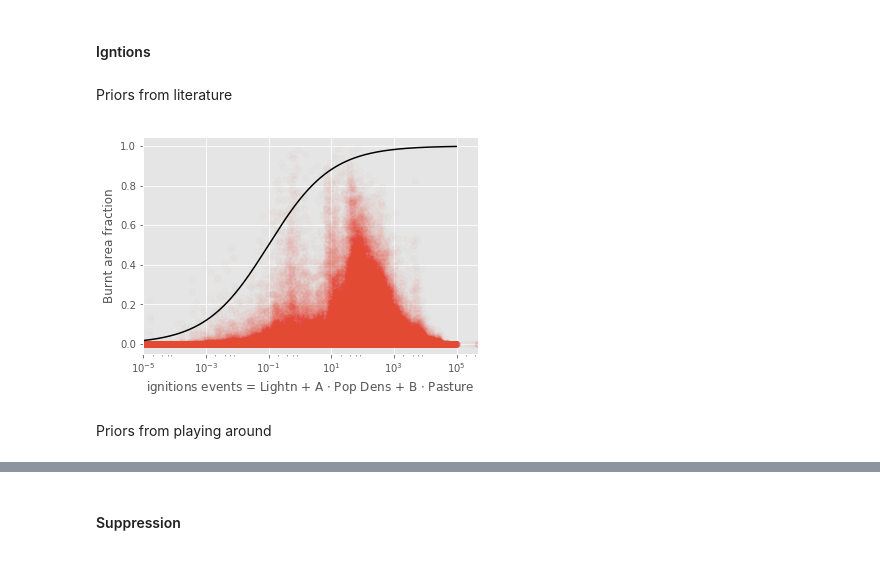
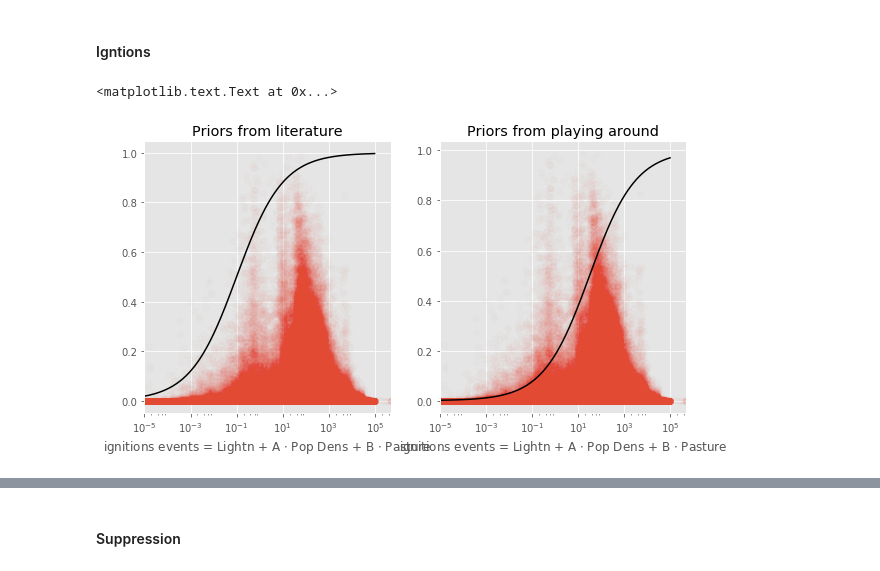
Before and after one commit to rhyswhitley/fire_limitation, a Jupyter notebook: notebooks/data_viz.ipynb, the cells around one changed output, grey strips where cells are left out. Cells and saved outputs as stored; diff of their text form; code cells hidden in the pictures.

```diff
--- a/notebooks/data_viz.ipynb
+++ b/notebooks/data_viz.ipynb
@@ -167,10 +168,0 @@ plt.xlim([0.5, fd.NPP.max()])
-# %%
-
-fd['moisture'] = moisture(fd["alpha"].values, \
-                 fd["emc"].values, \
-                 11.66)
-
-pltVsFire(fd.moisture, "moisture = Live + A $\cdot$ EMC",'bo')
-Alpha = np.arange(0.0, fd.moisture.max(), 0.0005)
-Fire = np_sigmoid(Alpha, -8.731, 0.002453)
-plt.plot(Alpha, Fire, 'k')
@@ -201,13 +168,0 @@ plt.xlim(0, 10)
-# %%
-fd['suppress'] = supression(fd["cropland"].values, \
-                 fd["population_density"].values, \
-                 494.65)
-
-pltVsFire(fd.suppress, "suppression = crop + B $\cdot$ pop dens")
-Ignite = np.arange(-5,5, 0.01)
-Ignite = 10**Ignite
-#Ignite = np.arange(0, 100000)
-Fire = np_sigmoid(Ignite, -0.2610, 0.02288)
-plt.plot(Ignite, Fire, 'k')
-plt.xlim(0, 100000)
-plt.xscale('log')
@@ -313,24 +276,37 @@ alpha + 1 x Vap
 # %% [markdown]
 #### Igntions
-# %% [markdown]
-Priors from literature
 # %%
+plt.figure(figsize=(15, 5))
+
+## Priors from literature
+plt.subplot(1, 3, 1)
 fd['ignite'] = ignition(fd["lightning_ignitions"].values, \
                fd["pasture"].values, \
                fd["population_density"].values, \
                1.0, 10.0)
 
 pltVsFire(fd.ignite, "ignitions events = Lightn + A $\cdot$ Pop Dens + B $\cdot$ Pasture")
 #Ignite = np.logspace(-10, np.log10(fd.ignite.max()), 100)
 #Ignite = 10**(Ignite)
 Ignite = np.arange(-15,5, 0.01)
 Fire = np_sigmoid(Ignite, 1, -1)
 plt.plot(10**Ignite, Fire, 'k')
 plt.xlim([10**-5, fd.ignite.max()])
+plt.xscale('log')
+plt.title('Priors from literature')
 
+## Priors from playing around
+plt.subplot(1, 3, 3)
 
+pltVsFire(fd.ignite, "ignitions events = Lightn + A $\cdot$ Pop Dens + B $\cdot$ Pasture")
+#Ignite = np.logspace(-10, np.log10(fd.ignite.max()), 100)
+#Ignite = 10**(Ignite)
+Ignite = np.arange(-15,5, 0.01)
+Fire = np_sigmoid(Ignite, 1, 1.5)
+plt.plot(10**Ignite, Fire, 'k')
+plt.xlim([10**-5, fd.ignite.max()])
 plt.xscale('log')
+plt.title('Priors from playing around')
 # %% [output]
+<matplotlib.text.Text at 0x...>
-[figure, old version]
+[figure, new version]
-# %% [markdown]
-Priors from playing around
```
Also changed, not shown: parts of 27 cells of this notebook.
